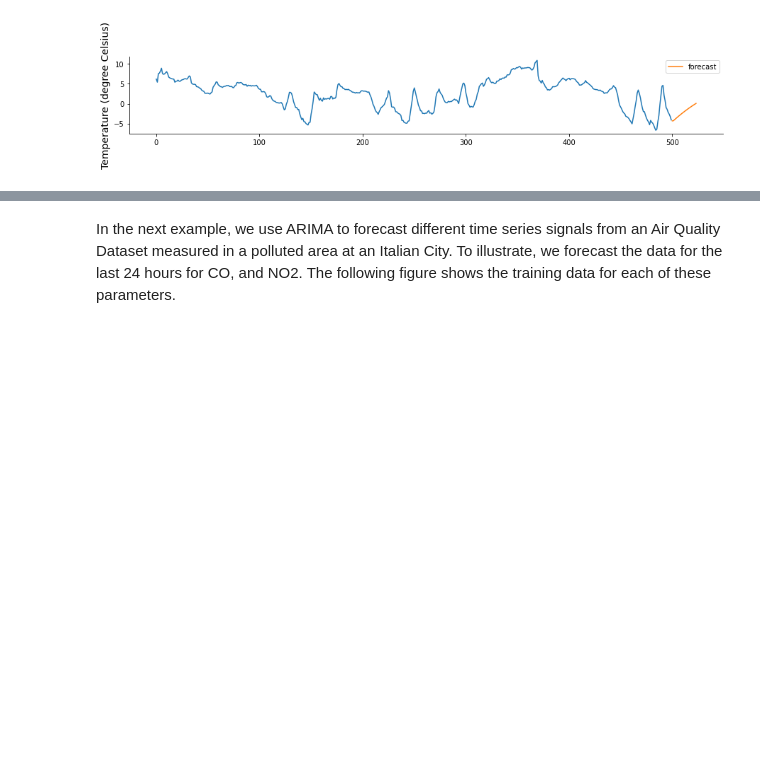
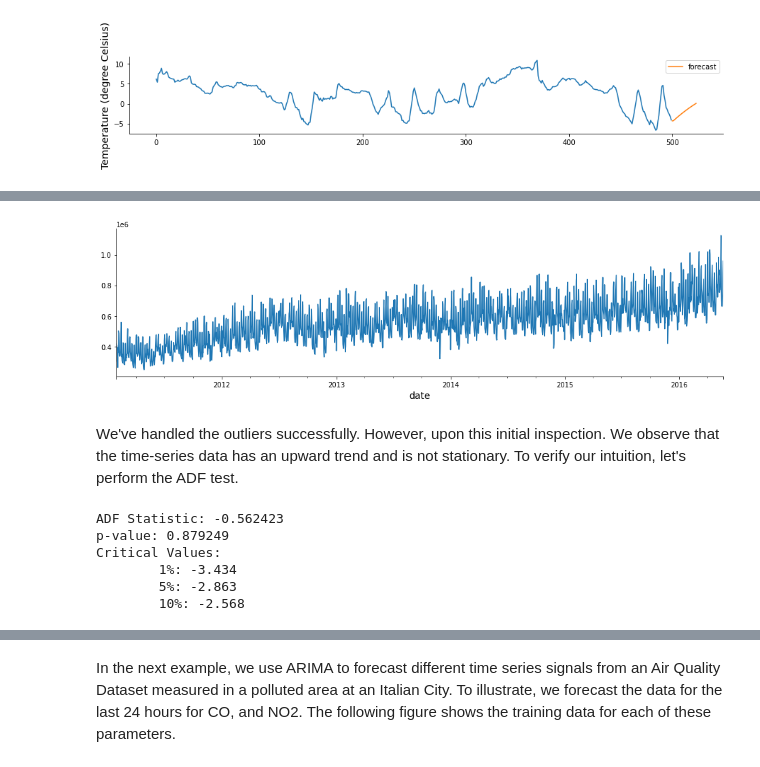
Before and after one commit to norbertgerena/time_series_handbook, a Jupyter notebook: 01_AutoRegressiveIntegratedMovingAverage/01_AutoRegressiveIntegratedMovingAverage.ipynb, the cells around one changed output, grey strips where cells are left out. Drawn from its saved outputs; the diff is of its cells as text; code cells hidden in the pictures; blank space fills up the shorter version.

```diff
--- a/01_AutoRegressiveIntegratedMovingAverage/01_AutoRegressiveIntegratedMovingAverage.ipynb
+++ b/01_AutoRegressiveIntegratedMovingAverage/01_AutoRegressiveIntegratedMovingAverage.ipynb
@@ -977,0 +1014,24 @@ plt.show()
+# %%
+# Handle outliers
+data[data.sort_values().head(5).index] = np.nan
+data = data.fillna(method='ffill')
+# %%
+data.plot();
+# %% [output]
+[figure, added]
+# %% [markdown]
+We've handled the outliers successfully. However, upon this initial inspection. We observe that the time-series data has an upward trend and is not stationary. To verify our intuition, let's perform the ADF test.
+# %%
+result = adfuller(data)
+print('ADF Statistic: %f' % result[0])
+print('p-value: %f' % result[1])
+print('Critical Values:')
+for key, value in result[4].items():
+    print('\t%s: %.3f' % (key, value))
+# %% [output]
+ADF Statistic: -0.562423
+p-value: 0.879249
+Critical Values:
+        1%: -3.434
+        5%: -2.863
+        10%: -2.568
```
Also changed, not shown: parts of 50 cells of this notebook.
